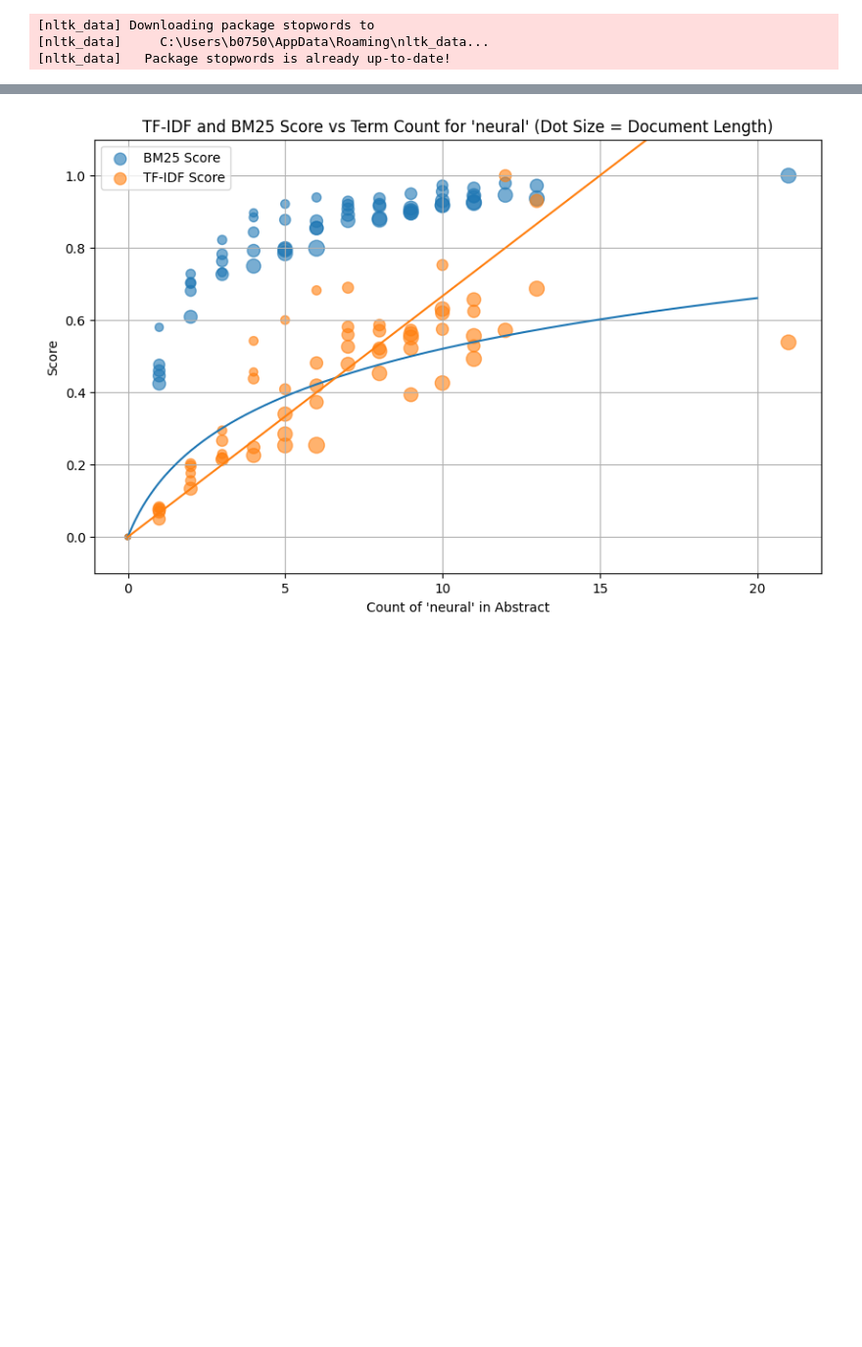
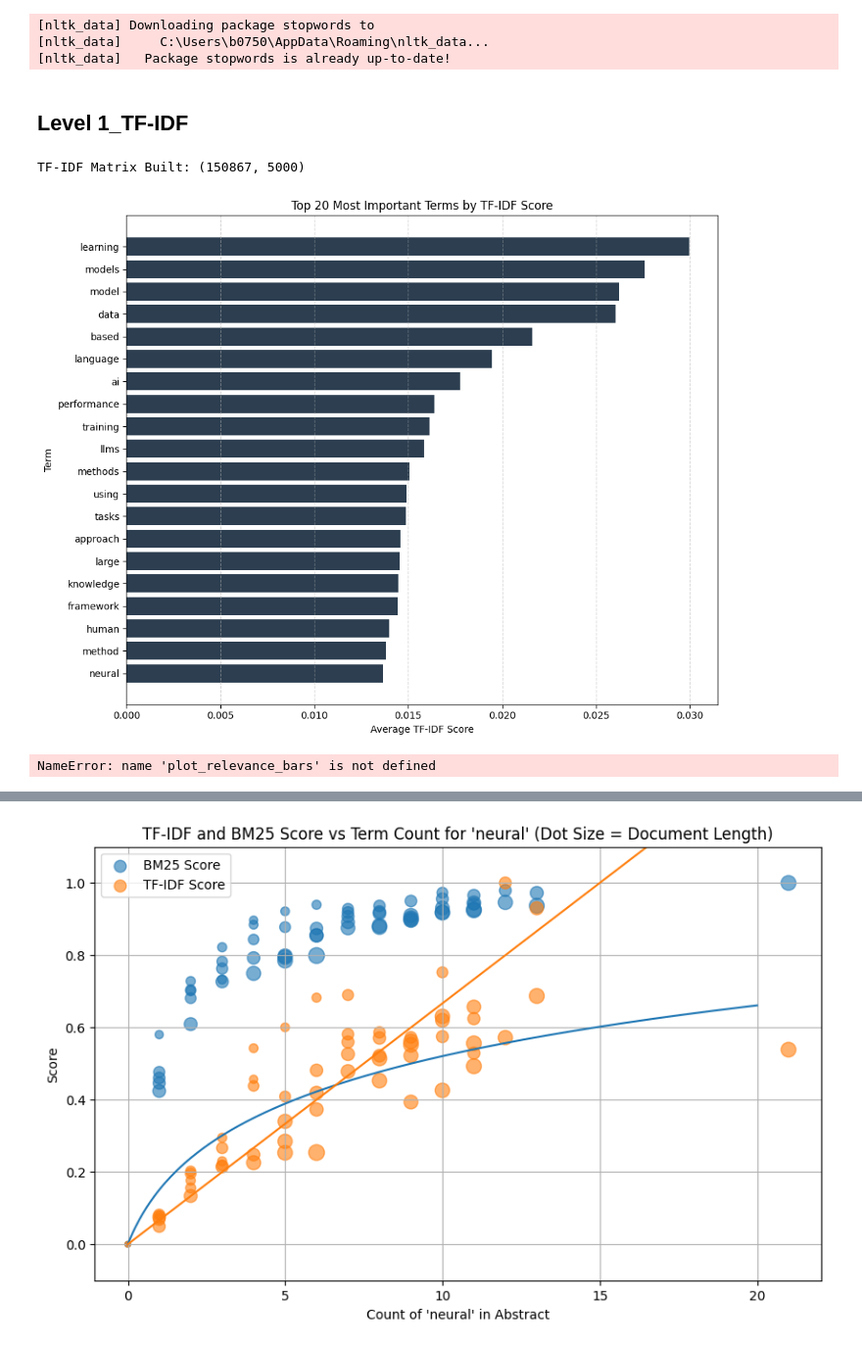
Before and after one commit to aidanmanternach/ece-143-research-paper-search, a Jupyter notebook: bm25-vector-search/visualization.ipynb, the cells around one changed output, grey strips where cells are left out. Shown at 98% size. Drawn from its saved outputs; the diff is of its cells as text; code cells hidden in the pictures; blank space fills up the shorter version.

```diff
--- a/bm25-vector-search/visualization.ipynb
+++ b/bm25-vector-search/visualization.ipynb
@@ -64,3 +64,5 @@ Loading Pickle Files...
 [nltk_data] Downloading package stopwords to
 [nltk_data]     C:\Users\b0750\AppData\Roaming\nltk_data...
 [nltk_data]   Package stopwords is already up-to-date!
+# %% [markdown]
+## Level 1_TF-IDF
@@ -66,0 +133,30 @@ Loading Pickle Files...
+# %%
+
+df['cleaned_text'] = df['title'] + " " + df['abstract']
+
+tfidf_vectorizer = TfidfVectorizer(
+    max_features=5000,
+    stop_words='english',
+    ngram_range=(1, 2),
+    min_df=2,
+    max_df=0.8
+)
+
+tfidf_matrix = tfidf_vectorizer.fit_transform(df['cleaned_text'])
+print(f"TF-IDF Matrix Built: {tfidf_matrix.shape}")
+# %% [output]
+TF-IDF Matrix Built: (150867, 5000)
+# %%
+# Call the function (assuming tfidf_vectorizer and tfidf_matrix exist from Part 2)
+plot_top_tfidf_features(tfidf_vectorizer, tfidf_matrix)
+# %% [output]
+[figure, added]
+# %%
+from Searching_Method.TFIDF import TFIDF
+import matplotlib.pyplot as plt
+
+TFIDF = TFIDF(df)
+results, _ = TFIDF.search_papers(query, top_n=20)
+plot_relevance_bars(results, query)
+# %% [output]
+NameError: name 'plot_relevance_bars' is not defined
```
Also changed, not shown: parts of 9 cells of this notebook, 1 other file.
